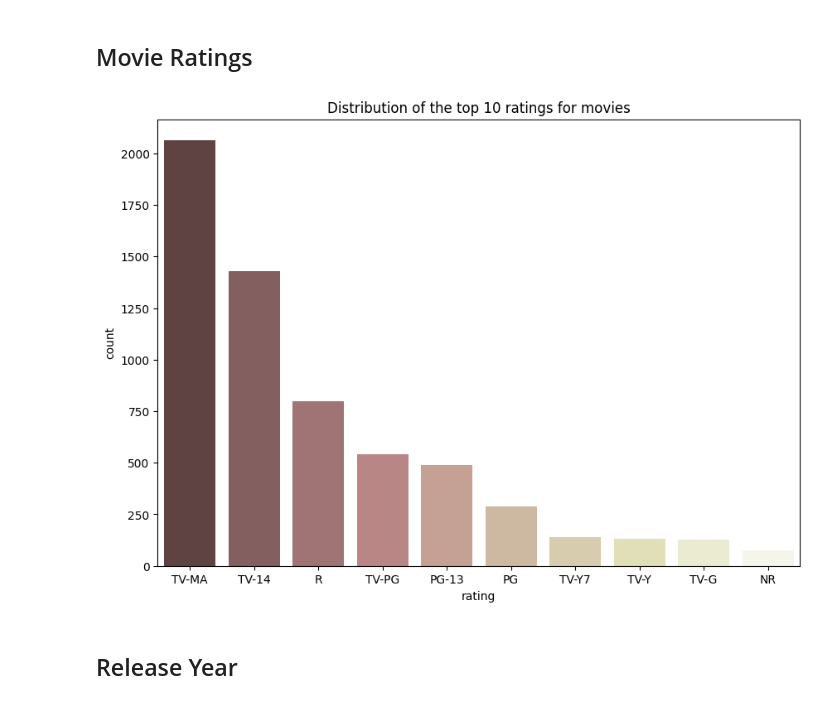
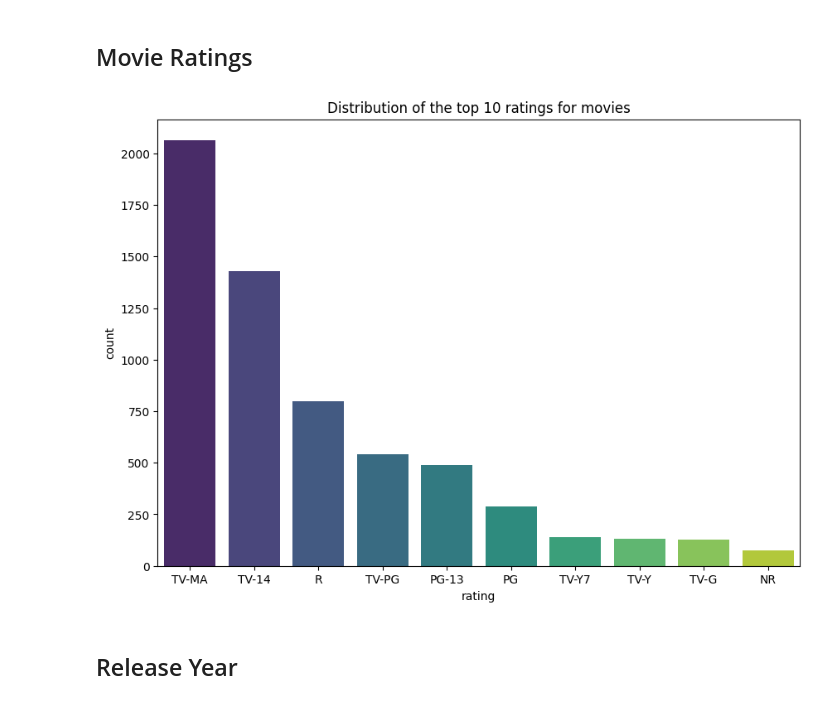
Before and after one commit to jjoenasr/ml-projects, a Jupyter notebook: EDA/Netflix/NetflixAnalysis.ipynb, the cells around one changed output. Saved outputs shown, nothing was run; the diff lists cells and outputs as text; code cells hidden in the pictures.

```diff
--- a/EDA/Netflix/NetflixAnalysis.ipynb
+++ b/EDA/Netflix/NetflixAnalysis.ipynb
@@ -201,11 +178,11 @@ plt.show()
 ## Movie Ratings
 # %%
 plt.figure(figsize=(10,7))
-sns.countplot(x='rating', data=net_movies, order=net_movies['rating'].value_counts().index[:10], palette='pink')
+sns.countplot(x='rating', data=net_movies, order=net_movies['rating'].value_counts().index[:10], palette='viridis')
 plt.title('Distribution of the top 10 ratings for movies')
 plt.show()
 # %% [output]
-[figure, old version]
+[figure, new version]
 # %% [markdown]
 ## Release Year
 # %%
```
Also changed, not shown: parts of 18 cells of this notebook, 2 other files.
